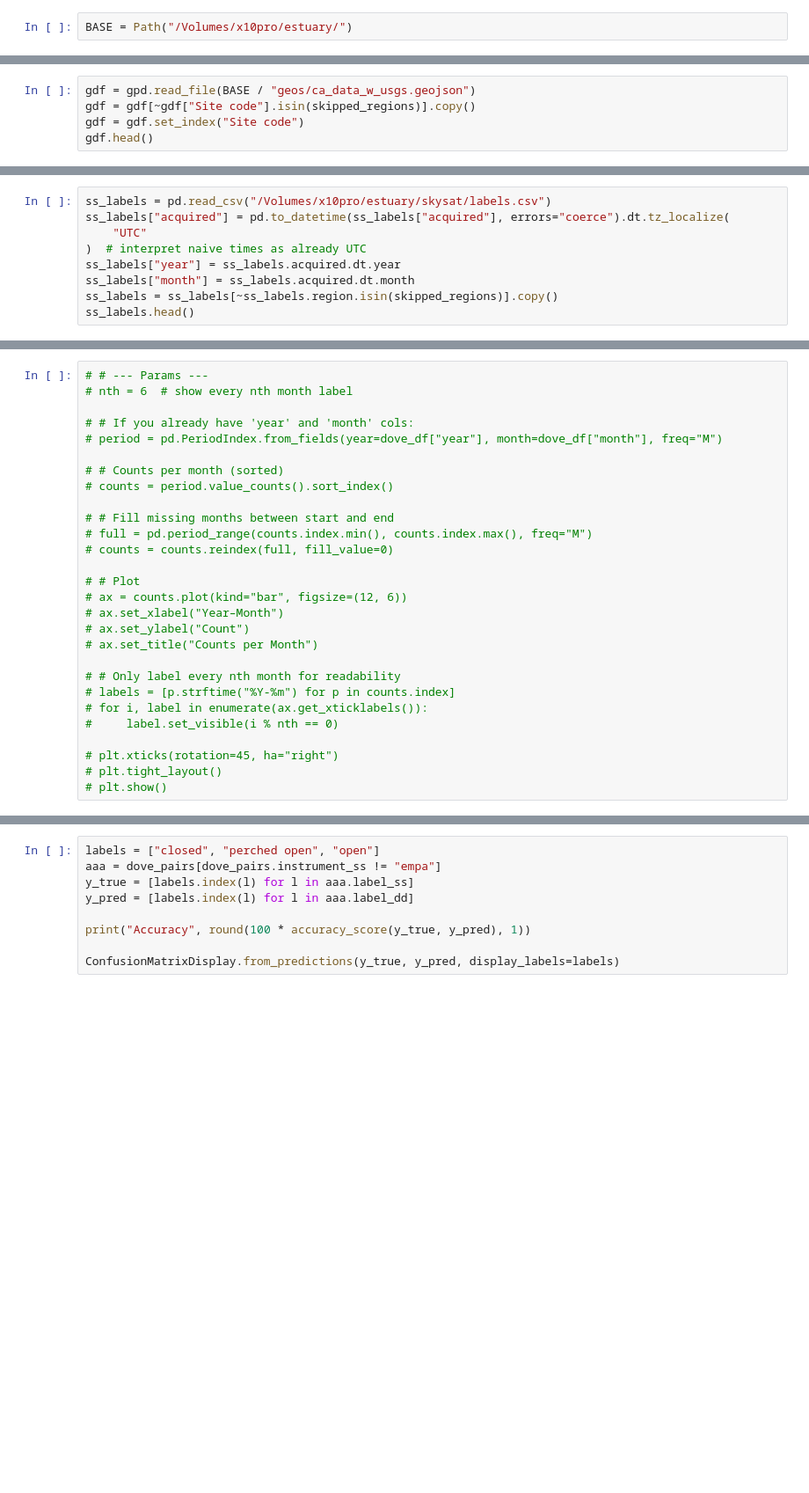
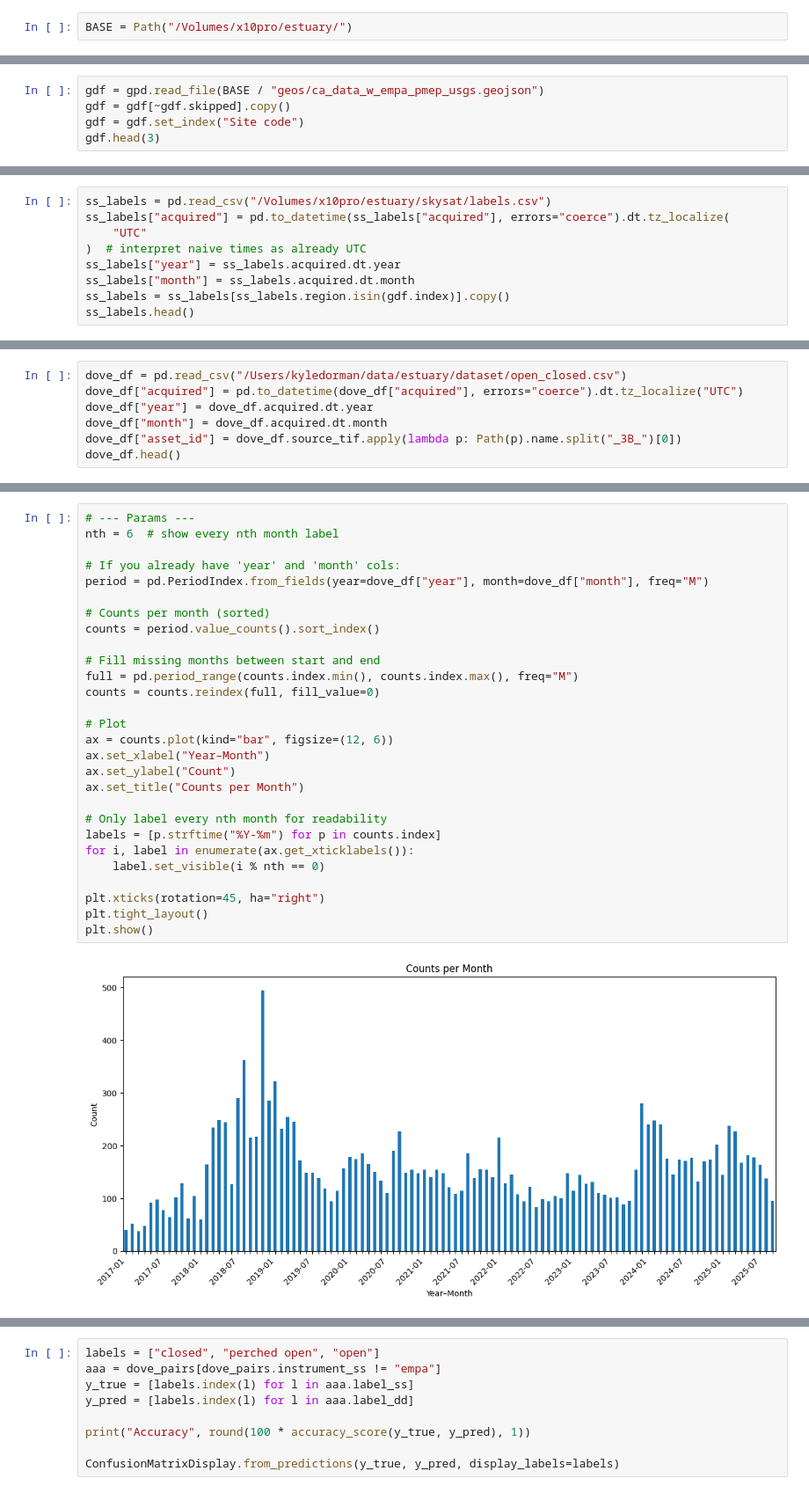
Before and after one commit to kyle-dorman/estuary, a Jupyter notebook: notebooks/ca_sites.ipynb, the cells around one changed output, grey strips where cells are left out. Shown at 88% size. Saved outputs shown, nothing was run; the diff lists cells and outputs as text; blank space fills up the shorter version.

```diff
--- a/notebooks/ca_sites.ipynb
+++ b/notebooks/ca_sites.ipynb
@@ -18,5 +12,5 @@ skipped_regions = pd.read_csv(BASE / "geos/skipped_regions.csv")["Site code"].to
 # %%
-gdf = gpd.read_file(BASE / "geos/ca_data_w_usgs.geojson")
-gdf = gdf[~gdf["Site code"].isin(skipped_regions)].copy()
+gdf = gpd.read_file(BASE / "geos/ca_data_w_empa_pmep_usgs.geojson")
+gdf = gdf[~gdf.skipped].copy()
 gdf = gdf.set_index("Site code")
-gdf.head()
+gdf.head(3)
@@ -47,5 +48,5 @@ ss_labels["acquired"] = pd.to_datetime(ss_labels["acquired"], errors="coerce").d
 )  # interpret naive times as already UTC
 ss_labels["year"] = ss_labels.acquired.dt.year
 ss_labels["month"] = ss_labels.acquired.dt.month
-ss_labels = ss_labels[~ss_labels.region.isin(skipped_regions)].copy()
+ss_labels = ss_labels[ss_labels.region.isin(gdf.index)].copy()
 ss_labels.head()
@@ -114,0 +90,7 @@ dove_df.head()
+# %%
+dove_df = pd.read_csv("/Users/kyledorman/data/estuary/dataset/open_closed.csv")
+dove_df["acquired"] = pd.to_datetime(dove_df["acquired"], errors="coerce").dt.tz_localize("UTC")
+dove_df["year"] = dove_df.acquired.dt.year
+dove_df["month"] = dove_df.acquired.dt.month
+dove_df["asset_id"] = dove_df.source_tif.apply(lambda p: Path(p).name.split("_3B_")[0])
+dove_df.head()
@@ -115,29 +141,31 @@ dove_df.head()
 # %%
-# # --- Params ---
-# nth = 6  # show every nth month label
+# --- Params ---
+nth = 6  # show every nth month label
 
-# # If you already have 'year' and 'month' cols:
-# period = pd.PeriodIndex.from_fields(year=dove_df["year"], month=dove_df["month"], freq="M")
+# If you already have 'year' and 'month' cols:
+period = pd.PeriodIndex.from_fields(year=dove_df["year"], month=dove_df["month"], freq="M")
 
-# # Counts per month (sorted)
-# counts = period.value_counts().sort_index()
+# Counts per month (sorted)
+counts = period.value_counts().sort_index()
 
-# # Fill missing months between start and end
-# full = pd.period_range(counts.index.min(), counts.index.max(), freq="M")
-# counts = counts.reindex(full, fill_value=0)
+# Fill missing months between start and end
+full = pd.period_range(counts.index.min(), counts.index.max(), freq="M")
+counts = counts.reindex(full, fill_value=0)
 
-# # Plot
-# ax = counts.plot(kind="bar", figsize=(12, 6))
-# ax.set_xlabel("Year–Month")
-# ax.set_ylabel("Count")
-# ax.set_title("Counts per Month")
+# Plot
+ax = counts.plot(kind="bar", figsize=(12, 6))
+ax.set_xlabel("Year–Month")
+ax.set_ylabel("Count")
+ax.set_title("Counts per Month")
 
-# # Only label every nth month for readability
-# labels = [p.strftime("%Y-%m") for p in counts.index]
-# for i, label in enumerate(ax.get_xticklabels()):
-#     label.set_visible(i % nth == 0)
+# Only label every nth month for readability
+labels = [p.strftime("%Y-%m") for p in counts.index]
+for i, label in enumerate(ax.get_xticklabels()):
+    label.set_visible(i % nth == 0)
 
-# plt.xticks(rotation=45, ha="right")
-# plt.tight_layout()
-# plt.show()
+plt.xticks(rotation=45, ha="right")
+plt.tight_layout()
+plt.show()
+# %% [output]
+[figure, added]
 # %%
```
Also changed, not shown: parts of 61 cells of this notebook, 12 other files.
